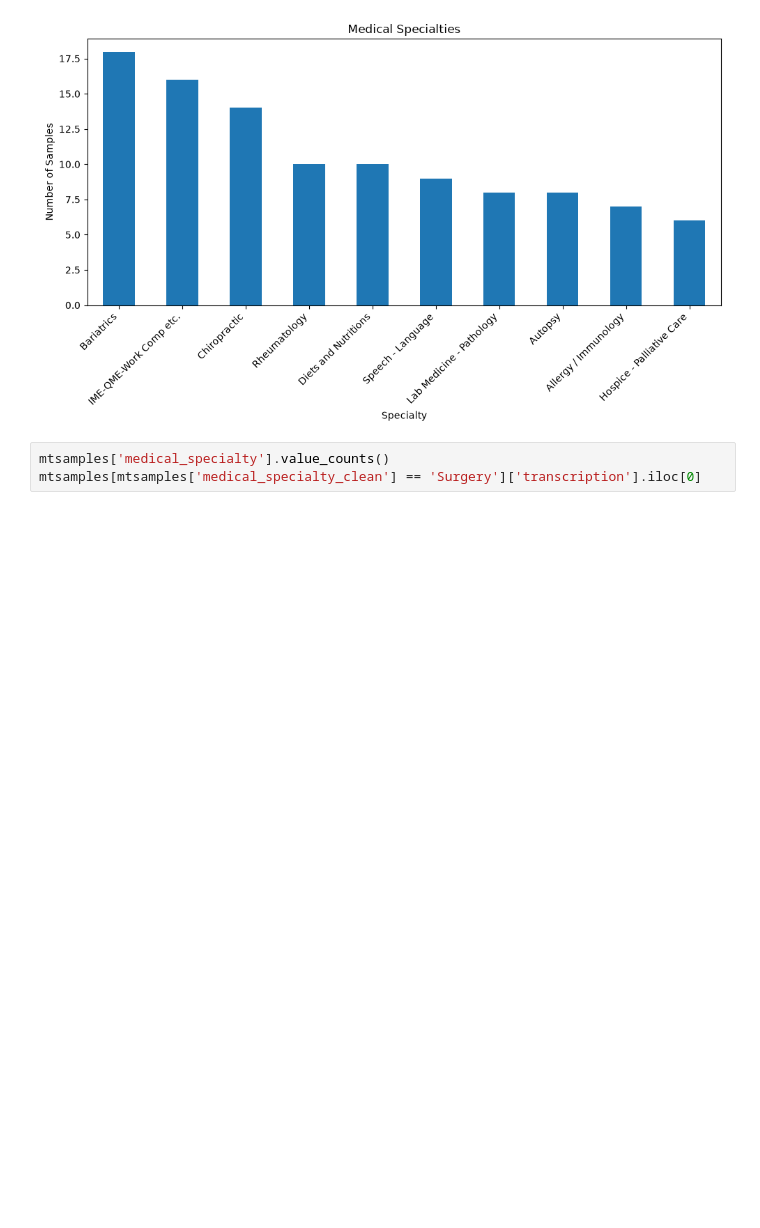
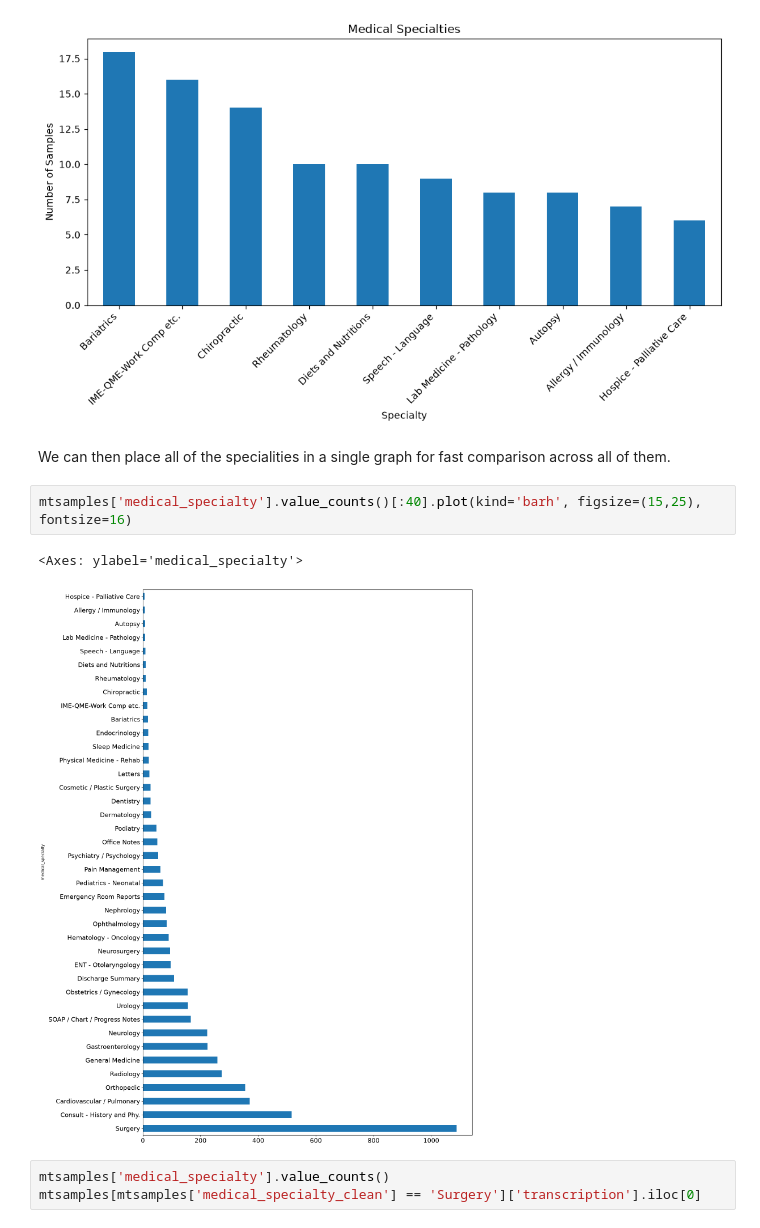
Before and after one commit to Simon-Kimanzi/Eneza-Data-Science-Residential-training-2026, a Jupyter notebook: project_5/src/data_cleaning.ipynb, the cells around one changed output. Saved outputs shown, nothing was run; the diff lists cells and outputs as text; blank space fills up the shorter version.

```diff
--- a/project_5/src/data_cleaning.ipynb
+++ b/project_5/src/data_cleaning.ipynb
@@ -107,6 +124,13 @@ plt.tight_layout()
 plt.show()
 # %% [output]
 [figure]
+# %% [markdown]
+We can then place all of the specialities in a single graph for fast comparison across all of them.
+# %%
+mtsamples['medical_specialty'].value_counts()[:40].plot(kind='barh', figsize=(15,25), fontsize=16)
+# %% [output]
+<Axes: ylabel='medical_specialty'>
+[figure, added]
 # %%
 mtsamples['medical_specialty'].value_counts()
 mtsamples[mtsamples['medical_specialty_clean'] == 'Surgery']['transcription'].iloc[0]
```
Also changed, not shown: parts of 15 cells of this notebook, 4 other files.
